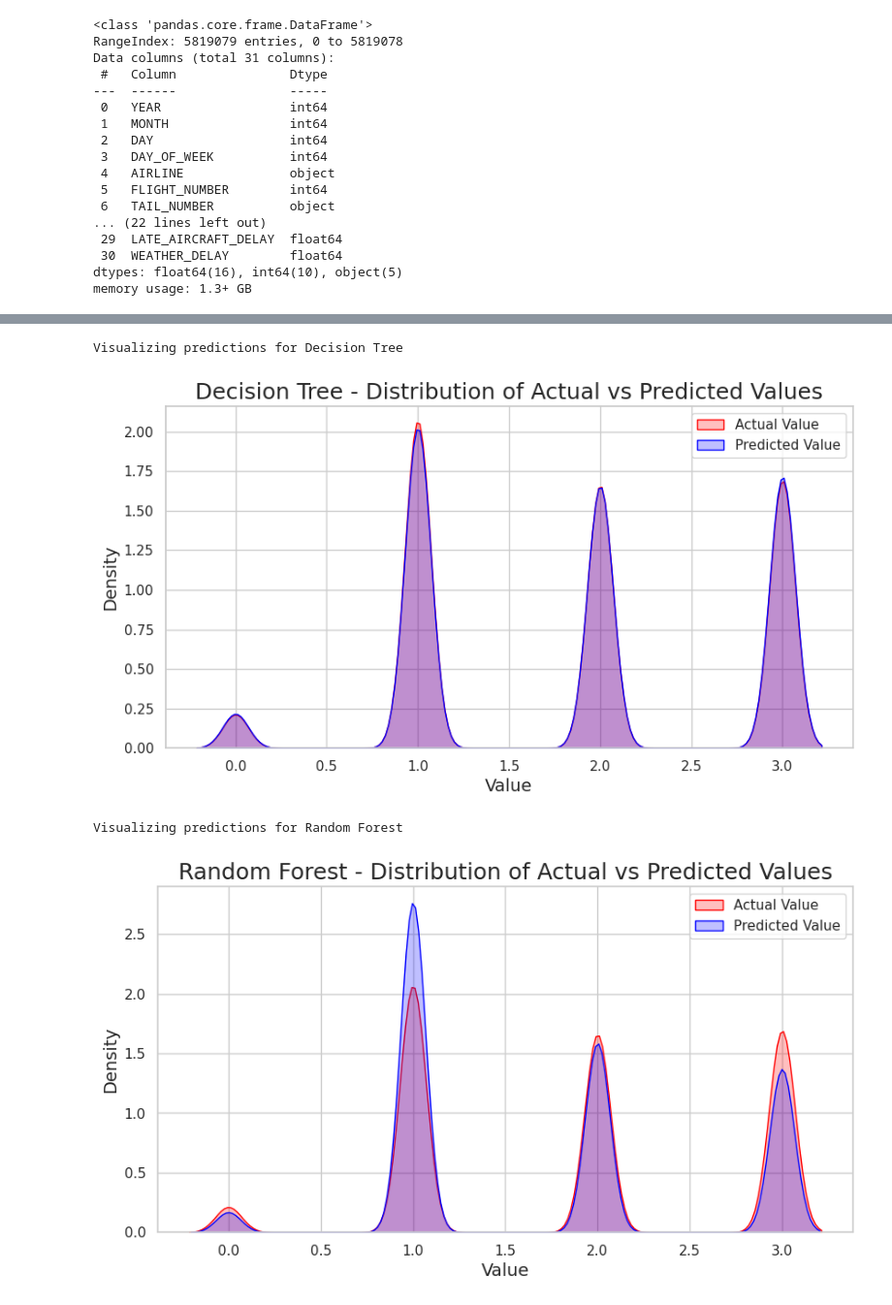
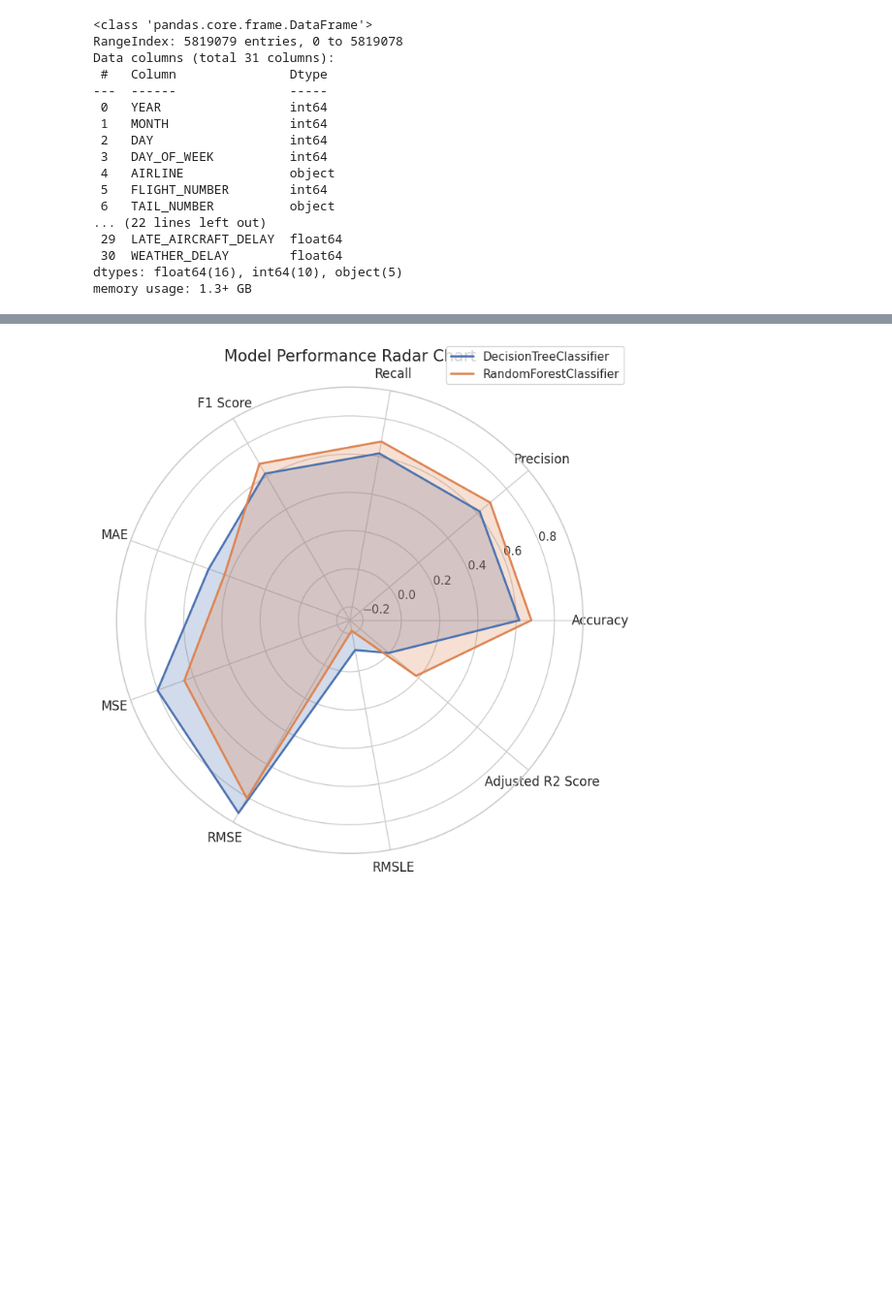
Before and after one commit to SavinduWickr/Flight_Price-Delay_Prediction, a Jupyter notebook: Delay_prediction/Models-Delay.ipynb, the cells around one changed output, grey strips where cells are left out. Shown at 97% size. Saved outputs shown, nothing was run; the diff lists cells and outputs as text; code cells hidden in the pictures; blank space fills up the shorter version.

```diff
--- a/Delay_prediction/Models-Delay.ipynb
+++ b/Delay_prediction/Models-Delay.ipynb
@@ -251,35 +217,41 @@ plt.show()
-# %%
-import matplotlib.pyplot as plt
-import seaborn as sns
-
-# Loop over each classifier for predictions and visualizations
-for model_name, model in classifiers.items():
-    # Train the classifier
-    model.fit(X_train_scaled, Y_train)
-
-    # Predict on the test set
-    y_pred = model.predict(X_test_scaled)
-
-    # Creating a DataFrame to store actual and predicted values side by side
-    output_df = pd.DataFrame({'Actual_Value': Y_test, 'Predicted_Value': y_pred})
-
-    # Add an index column for plotting against the sample index
-    output_df['Index'] = output_df.index
-
-    # Visualize predictions for each model
-    print(f'Visualizing predictions for {model_name}')
-
-    # Distribution plot of Actual vs Predicted values to visualize distribution
-    plt.figure(figsize=(10, 5))
-    sns.kdeplot(output_df['Actual_Value'], label='Actual Value', color='red', fill=True)
-    sns.kdeplot(output_df['Predicted_Value'], label='Predicted Value', color='blue', fill=True)
-    plt.title(f'{model_name} - Distribution of Actual vs Predicted Values', fontsize=18)
-    plt.xlabel('Value', fontsize=14)
-    plt.ylabel('Density', fontsize=14)
-    plt.legend()
-    plt.show()
-# %% [output]
-Visualizing predictions for Decision Tree
-[figure, removed]
-Visualizing predictions for Random Forest
-[figure, removed]
+# %%
+import matplotlib.pyplot as plt
+import numpy as np
+
+# Function to create a radar chart
+def create_radar_chart(df, metrics, models):
+    labels = metrics
+    num_vars = len(labels)
+
+    # Compute angle for each axis
+    angles = np.linspace(0, 2 * np.pi, num_vars, endpoint=False).tolist()
+    angles += angles[:1]  # Close the circle
+
+    # Set up the radar chart
+    fig, ax = plt.subplots(figsize=(8, 8), subplot_kw=dict(polar=True))
+
+    # Plot each model
+    for i, model in enumerate(models):
+        values = df.loc[model, metrics].tolist()
+        values += values[:1]
+        ax.plot(angles, values, linewidth=2, linestyle='solid', label=model)
+        ax.fill(angles, values, alpha=0.25)
+
+    # Labels for each axis
+    ax.set_xticks(angles[:-1])
+    ax.set_xticklabels(labels, fontsize=12)
+    plt.title('Model Performance Radar Chart', size=15)
+
+    # Add a legend
+    plt.legend(loc='upper right', bbox_to_anchor=(1.1, 1.1))
+
+    plt.show()
+
+# Metrics and models for the radar chart
+metrics_for_radar = ['Accuracy', 'Precision', 'Recall', 'F1 Score', 'MAE', 'MSE', 'RMSE', 'RMSLE', 'Adjusted R2 Score']
+models_for_radar = results['Model']
+
+# Call the radar chart function
+create_radar_chart(heatmap_df, metrics_for_radar, models_for_radar)
+# %% [output]
+[figure, added]
```
Also changed, not shown: parts of 5 cells of this notebook, 2 other files.
